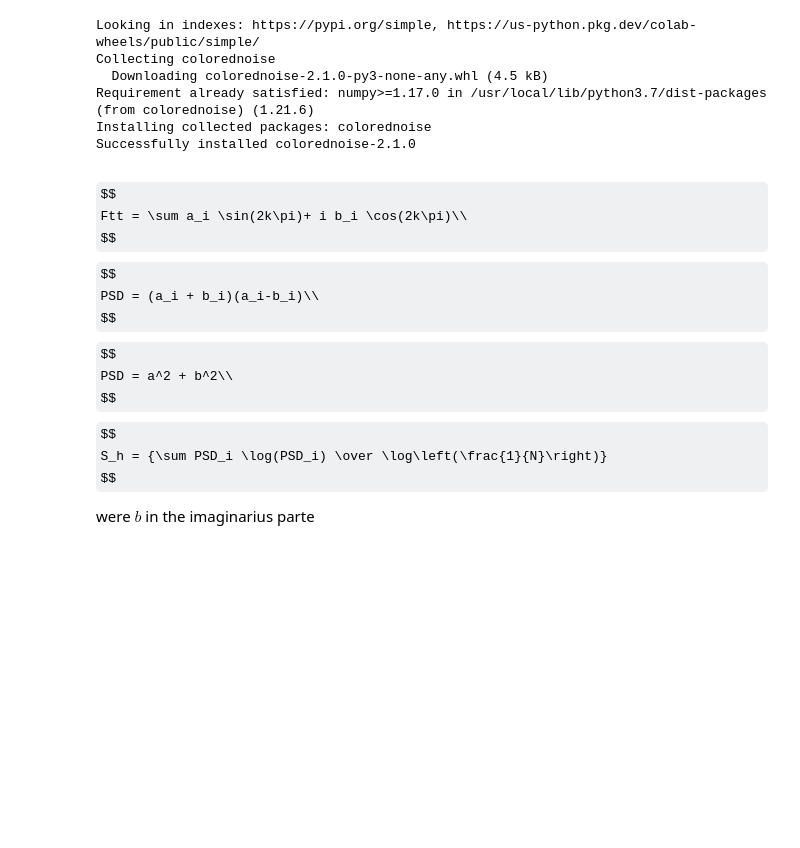
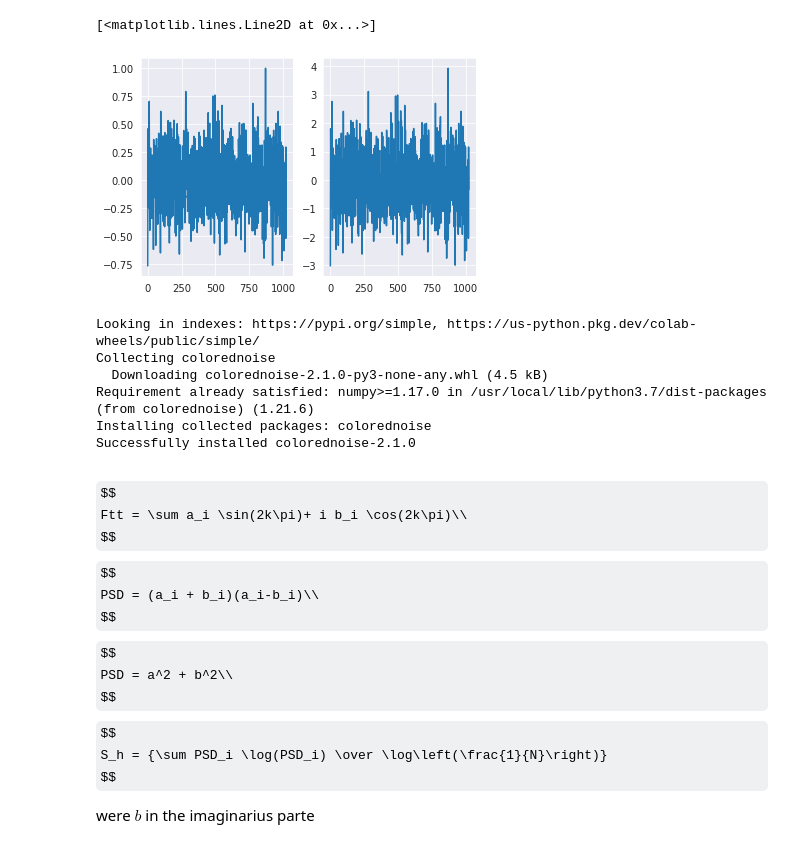
Before and after one commit to barauna-lo/Colored_Noise, a Jupyter notebook: RNN_PSD_prediction.ipynb, the cells around one changed output. Drawn from its saved outputs; the diff is of its cells as text; code cells hidden in the pictures; some formulas as TeX source; blank space fills up the shorter version.

```diff
--- a/RNN_PSD_prediction.ipynb
+++ b/RNN_PSD_prediction.ipynb
@@ -3,3 +34,12 @@
+# %%
+plt.subplot(1,2,1)
+plt.plot(dat)
+
+plt.subplot(1,2,2)
+plt.plot(data)
+# %% [output]
+[<matplotlib.lines.Line2D at 0x...>]
+[figure, added]
 # %%
 !pip install colorednoise
 import colorednoise as cn
```
Also changed, not shown: parts of 6 cells of this notebook.
